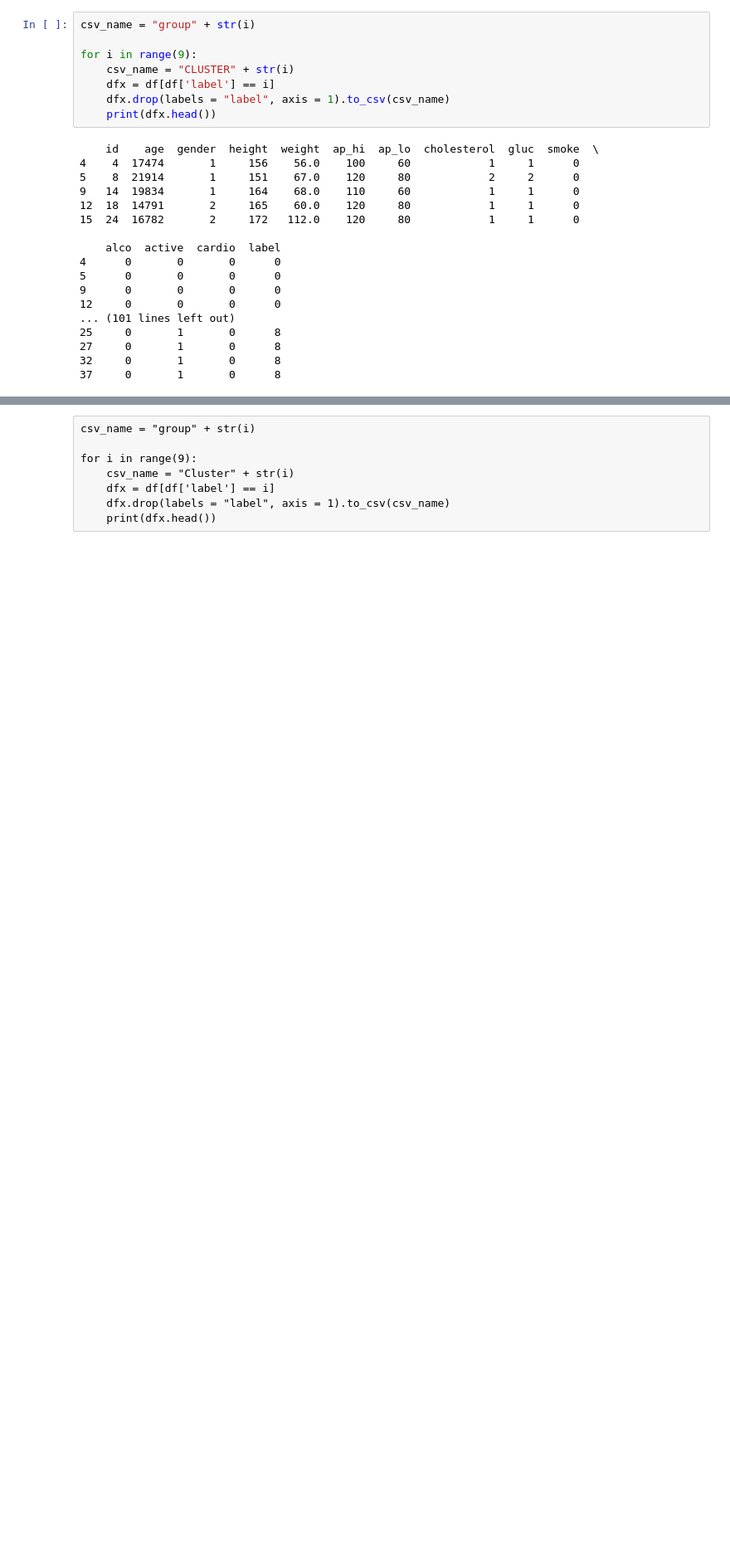
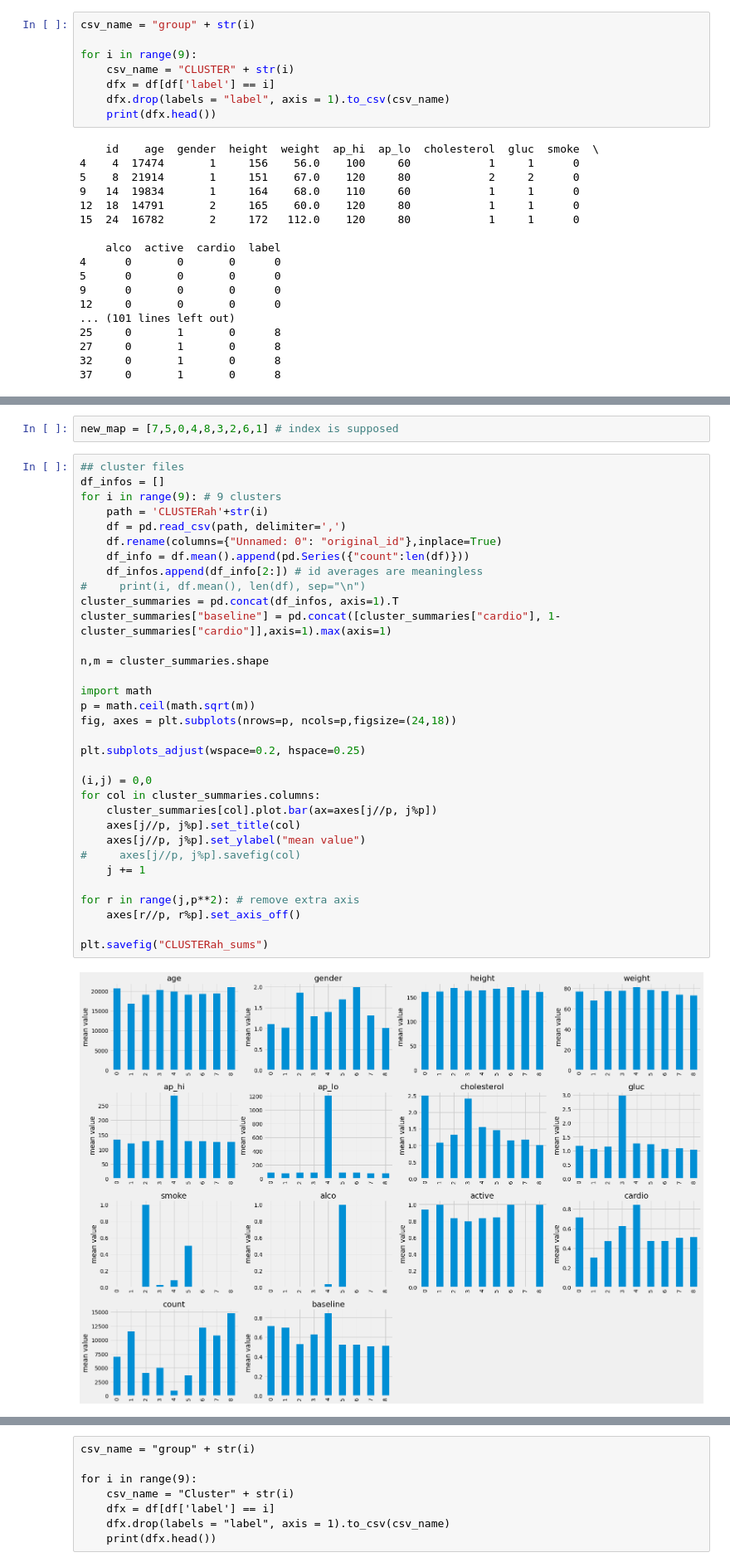
Before and after one commit to bhavrish/CVD-Classifer, a Jupyter notebook: Exploratory Data Analysis/kmeans.ipynb, the cells around one changed output, grey strips where cells are left out. Shown at 83% size. Saved outputs shown, nothing was run; the diff lists cells and outputs as text; blank space fills up the shorter version.

Commit message:
jamie solving clusters2 - with mapping

```diff
--- a/Exploratory Data Analysis/kmeans.ipynb
+++ b/Exploratory Data Analysis/kmeans.ipynb
@@ -180,3 +181,40 @@ for r in range(j,p**2): # remove extra axis
 plt.savefig("CLUSTER_sums")
 # %% [output]
 [figure]
+# %%
+new_map = [7,5,0,4,8,3,2,6,1] # index is supposed
+# %%
+## cluster files
+df_infos = []
+for i in range(9): # 9 clusters
+    path = 'CLUSTERah'+str(i)
+    df = pd.read_csv(path, delimiter=',')
+    df.rename(columns={"Unnamed: 0": "original_id"},inplace=True)
+    df_info = df.mean().append(pd.Series({"count":len(df)}))
+    df_infos.append(df_info[2:]) # id averages are meaningless
+#     print(i, df.mean(), len(df), sep="\n")
+cluster_summaries = pd.concat(df_infos, axis=1).T
+cluster_summaries["baseline"] = pd.concat([cluster_summaries["cardio"], 1-cluster_summaries["cardio"]],axis=1).max(axis=1)
+
+n,m = cluster_summaries.shape
+
+import math
+p = math.ceil(math.sqrt(m))
+fig, axes = plt.subplots(nrows=p, ncols=p,figsize=(24,18))
+
+plt.subplots_adjust(wspace=0.2, hspace=0.25)
+
+(i,j) = 0,0
+for col in cluster_summaries.columns:
+    cluster_summaries[col].plot.bar(ax=axes[j//p, j%p])
+    axes[j//p, j%p].set_title(col)
+    axes[j//p, j%p].set_ylabel("mean value")
+#     axes[j//p, j%p].savefig(col)
+    j += 1
+
+for r in range(j,p**2): # remove extra axis
+    axes[r//p, r%p].set_axis_off()
+
+plt.savefig("CLUSTERah_sums")
+# %% [output]
+[figure, added]
```
Also changed, not shown: parts of 3 cells of this notebook, 11 other files.
